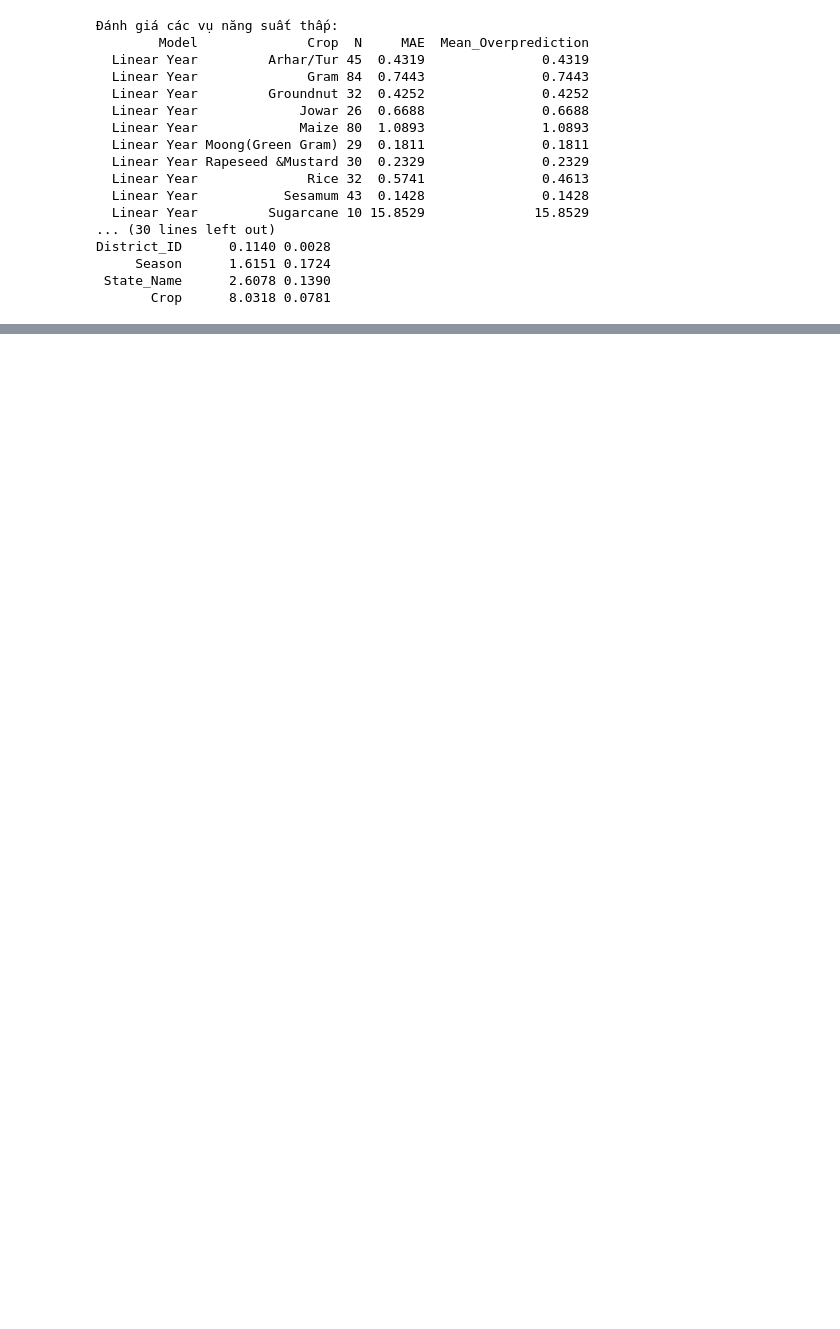
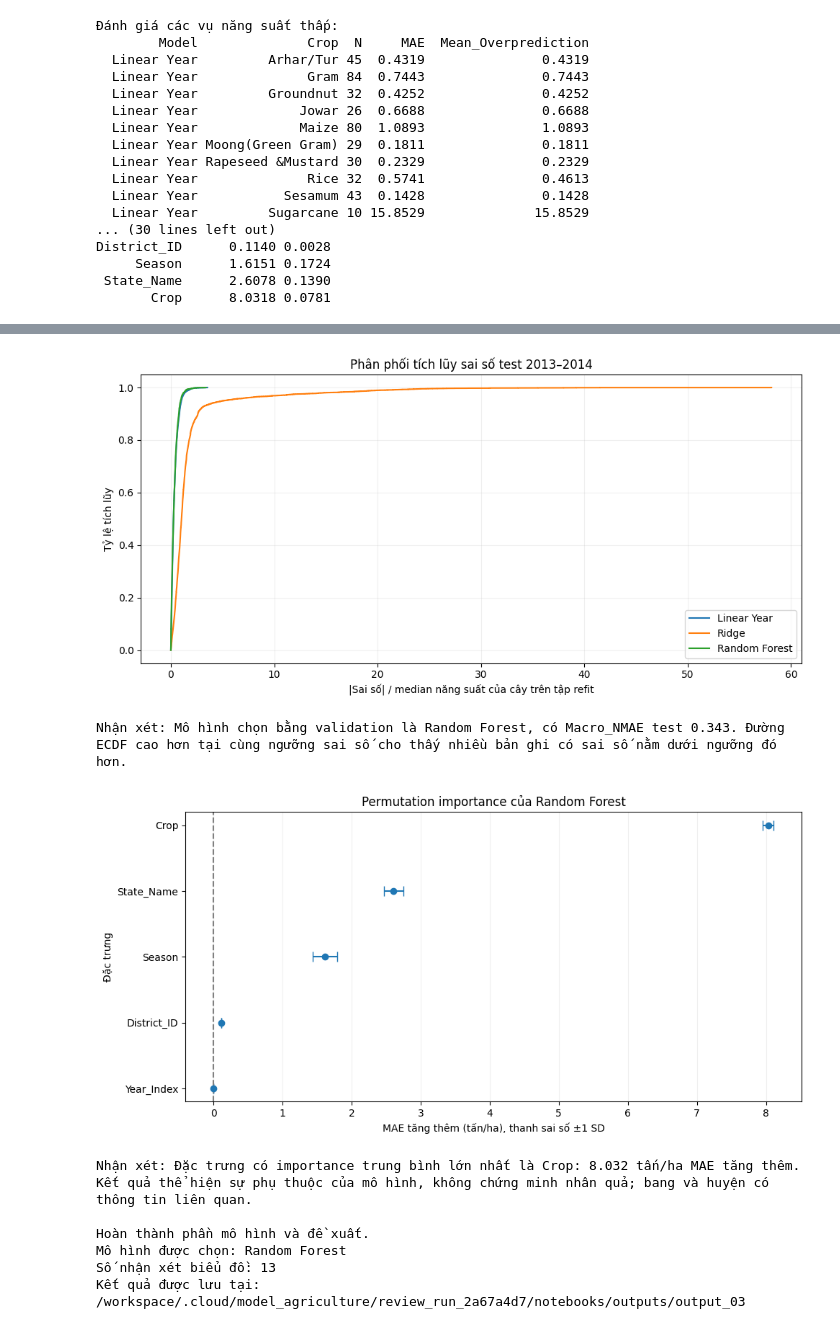
Before and after one commit to nodefend/model_agriculture, a Jupyter notebook: 03_model_recommendation.ipynb, the cells around one changed output, grey strips where cells are left out. Cells and saved outputs as stored; diff of their text form; code cells hidden in the pictures; blank space fills up the shorter version.

Commit message:
Save complete notebook execution and support legacy config metadata

```diff
--- a/03_model_recommendation.ipynb
+++ b/03_model_recommendation.ipynb
@@ -1066,7 +1100,17 @@ analysis_notes = pd.read_csv(
     OUT2 / "figure_notes_analysis.csv"
 )
 
-# Notebook 02 lưu tên ảnh thật cùng nhận xét có số liệu.
+# Hỗ trợ bảng nhận xét của notebook 02 cũ; phiên bản mới đã có File–Comment.
+if "Comment" not in analysis_notes.columns:
+    analysis_notes["Comment"] = (
+        analysis_notes["Main_Finding"].fillna("")
+        + " " + analysis_notes["Limitation"].fillna("")
+    )
+    analysis_notes["File"] = analysis_notes["File"].replace({
+        "01_line.png": "02_line.png", "02_bar.png": "03_bar.png",
+        "03_histogram.png": "04_histogram.png", "04_heatmap.png": "05_heatmap.png",
+        "05_boxplot.png": "06_boxplot.png", "06_regression.png": "01_regression.png"
+    })
 all_notes = pd.concat(
     [
         analysis_notes[["File", "Comment"]],
@@ -1085,35 +1129,60 @@ all_notes.to_csv(
 
 # 19. LƯU THÔNG TIN CHO DASHBOARD
 
+# Config cũ chưa có metadata mới: suy ra từ các CSV đã đọc, không cần huấn luyện lại.
+actual_split_years = {
+    name: [int(part["Crop_Year"].min()), int(part["Crop_Year"].max())]
+    for name, part in [("Train", train), ("Validation", val), ("Test", test)]
+}
+time_ordered = (
+    actual_split_years["Train"][1] < actual_split_years["Validation"][0]
+    and actual_split_years["Validation"][1] < actual_split_years["Test"][0]
+)
+metadata_keys = ["split_strategy", "split_years", "model_scope_note", "states_without_test"]
+missing_metadata = [key for key in metadata_keys if config.get(key) is None]
+if missing_metadata:
+    print("Config cũ thiếu metadata:", ", ".join(missing_metadata))
+    print("Suy ra khoảng năm và độ phủ từ CSV hiện tại; không thay đổi dữ liệu/mô hình. "
+          "Chạy lại notebook 02 mới để lưu đầy đủ config.")
 
 model_info = {
     "selected_model": selected,
     "best_parameters": best_parameters,
     "states": STATES,
     "crops": CROPS,
     "train_n": len(train),
     "val_n": len(val),
     "test_n": len(test),
-    "split_strategy": config["split_strategy"],
-    "split_years": config["split_years"],
-    "scope_note": config["model_scope_note"],
-    "states_without_test": config["states_without_test"],
+    "split_strategy": config.get("split_strategy") or ("time_based" if time_ordered else "unspecified"),
+    "split_years": config.get("split_years") or actual_split_years,
+    "scope_note": config.get("model_scope_note") or f"Phạm vi mô hình gồm {len(STATES)} bang trong model_states; không đại diện mọi địa bàn.",
+    "states_without_test": config.get("states_without_test") if config.get("states_without_test") is not None else sorted(set(STATES) - set(test["State_Name"])),
     "recommendation_thresholds": THRESHOLDS,
     "test_states": sorted(
         test["State_Name"].unique().tolist()
     )
 }
 
 (OUT3 / "model_info.json").write_text(
     json.dumps(
         model_info,
         ensure_ascii=False,
         indent=2
     ),
     encoding="utf-8"
 )
 
 print("\nHoàn thành phần mô hình và đề xuất.")
 print("Mô hình được chọn:", selected)
 print("Số nhận xét biểu đồ:", len(all_notes))
 print("Kết quả được lưu tại:", OUT3.resolve())
+# %% [output]
+[figure, added]
+Nhận xét: Mô hình chọn bằng validation là Random Forest, có Macro_NMAE test 0.343. Đường ECDF cao hơn tại cùng ngưỡng sai số cho thấy nhiều bản ghi có sai số nằm dưới ngưỡng đó hơn.
+[figure, added]
+Nhận xét: Đặc trưng có importance trung bình lớn nhất là Crop: 8.032 tấn/ha MAE tăng thêm. Kết quả thể hiện sự phụ thuộc của mô hình, không chứng minh nhân quả; bang và huyện có thông tin liên quan.
+
+Hoàn thành phần mô hình và đề xuất.
+Mô hình được chọn: Random Forest
+Số nhận xét biểu đồ: 13
+Kết quả được lưu tại: /workspace/.cloud/model_agriculture/review_run_2a67a4d7/notebooks/outputs/output_03
```
Also changed, not shown: parts of 2 cells of this notebook, 2 other files.
